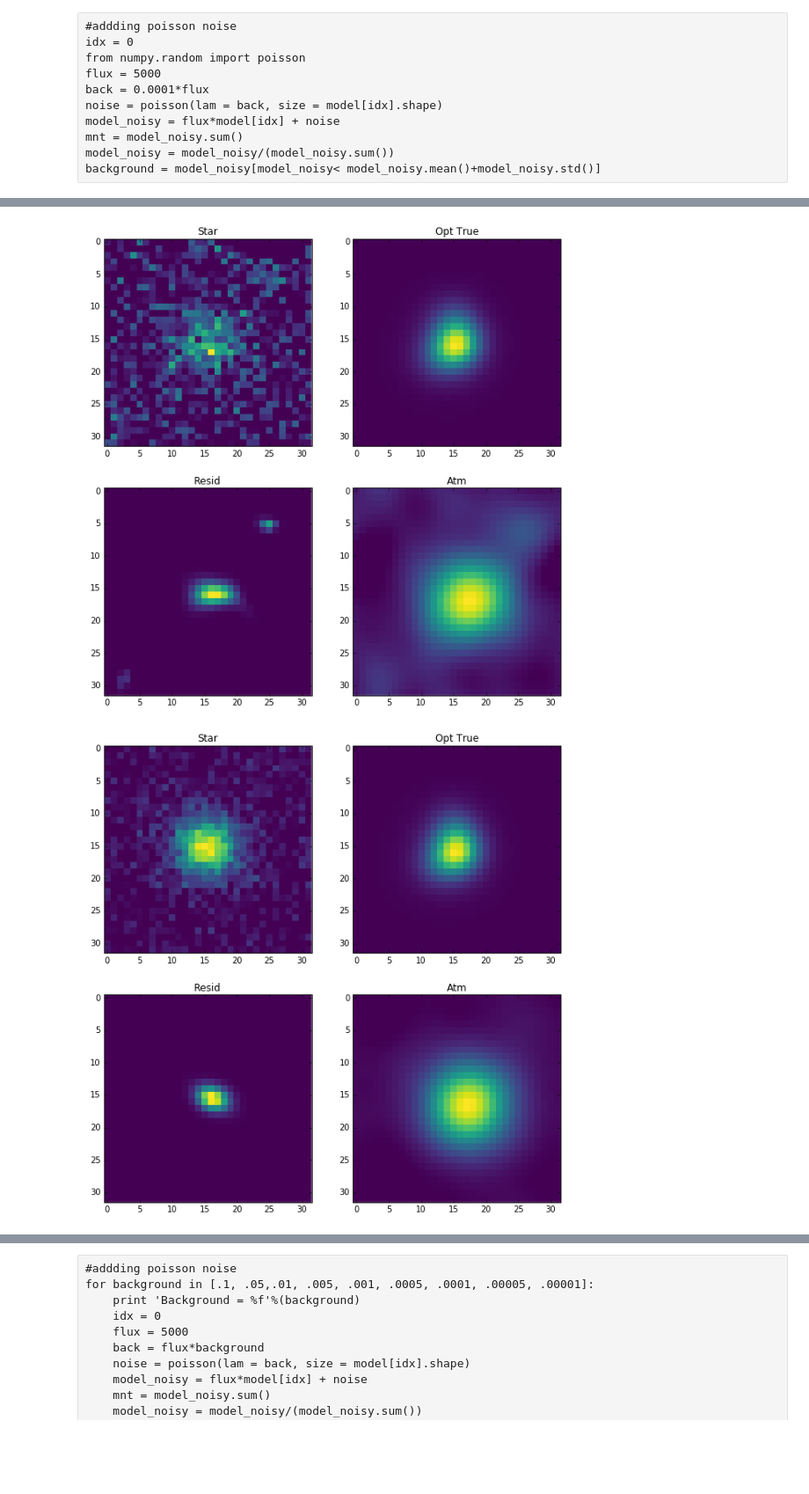
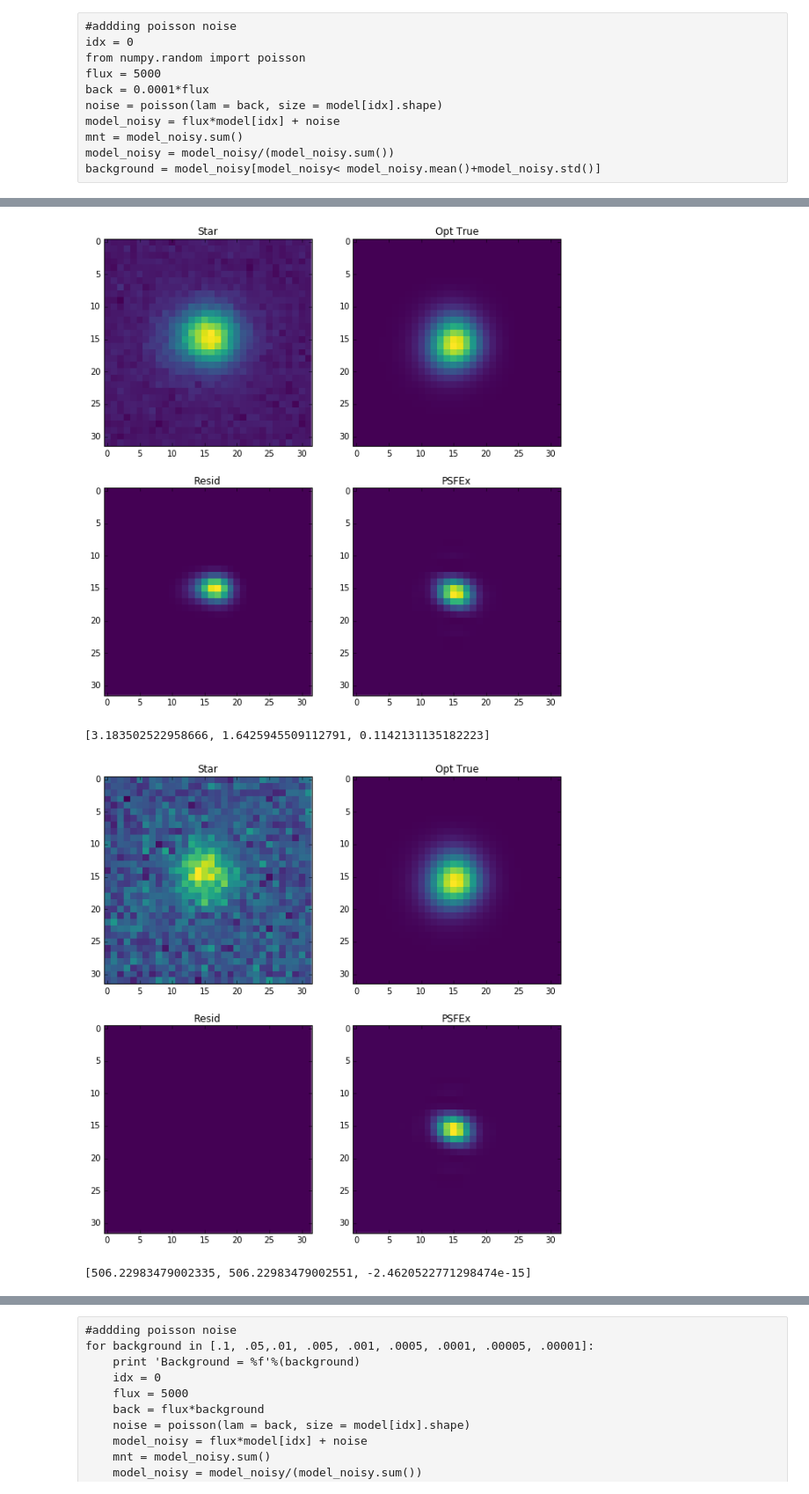
Before and after one commit to aaronroodman/DeconvolvePSF, a Jupyter notebook: Deconvolve Test.ipynb, the cells around one changed output, grey strips where cells are left out. Shown at 88% size. Saved outputs shown, nothing was run; the diff lists cells and outputs as text; code cells hidden in the pictures; blank space fills up the shorter version.

```diff
--- a/Deconvolve Test.ipynb
+++ b/Deconvolve Test.ipynb
@@ -73,3 +73,11 @@ stars = np.load(deconvdata_loc)
 stars[stars < -1000] = 0
 
 df = pd.read_hdf(deconvdf_loc, deconvdf_key)
+# %%
+MASK_VAL = -9999
+good_stars = []
+for idx, resid in enumerate(starminusopt):
+    if not np.any(resid == MASK_VAL):
+        good_stars.append(idx)
+good_stars = np.array(good_stars)
+print(good_stars.shape, starminusopt.shape)
@@ -337,7 +366,7 @@ def plot_deconv(idx, alg = 'mine'):
     #model_noisy = model_noisy/mnt
     #background = model_noisy[model_noisy< model_noisy.mean()+model_noisy.std()]
     star = stars[idx]
-    background = star[star< star.mean()+2*star.std()]
+    background = star[star< star.mean()+star.std()]
 
     if alg == 'mine':
         resid = deconvolve(optpsf[idx]/optpsf[idx].sum(), stars[idx],psi_0=None,mask=None,mu0=background.mean(),convergence=1e-2,chi2Level=0.,niterations=50, extra= False)
@@ -356,7 +385,7 @@ def plot_deconv(idx, alg = 'mine'):
 
     evaluator = Moment_Evaluator()
 
-    resid_moments = evaluator(resid)
+    resid_moments = evaluator(starminusopt[idx])
     true_moments = evaluator(optpsf[idx])
 
     e0_diff = resid_moments['Mxx'][0] - true_moments['Mxx'][0] + resid_moments['Myy'][0] - true_moments['Myy'][0]
@@ -365,19 +394,18 @@ def plot_deconv(idx, alg = 'mine'):
     #print 'Reconv minus True: Mxx Myy Mxy'
     #print Mxx_diff, Myy_diff, Mxy_diff
 
-    if idx%25 == 0:
+    if idx%1 == 0:
         fig = plt.figure(figsize = (10,10))
 
-        vmin = 0
+        vmin = None
         vmax = None# np.max([model_noisy.max(), optpsf[idx].max(), atmpsf[idx].max(), resid.max()])
-
 
         plt.subplot(221)
         plt.title('Star')
         plt.imshow(stars[idx], interpolation = 'None', vmin = vmin, vmax = vmax)
         plt.subplot(224)
-        plt.title('Atm')
-        plt.imshow(starminusopt[idx, 15:47, 15:47], interpolation = 'None', vmin = vmin, vmax = vmax)
+        plt.title('PSFEx')
+        plt.imshow(atmpsf[idx], interpolation = 'None', vmin = vmin, vmax = vmax)
         plt.subplot(223)
         plt.title('Resid')
         plt.imshow(resid, interpolation = 'None', vmin = vmin, vmax = vmax)
@@ -387,14 +415,16 @@ def plot_deconv(idx, alg = 'mine'):
 
         plt.show()
 
+        print [resid_moments[x][0] for x in ('Mxx', 'Myy', 'Mxy')]
+
 
     return e0_diff, e1_diff, e2_diff
 # %%
 #6 8 100 bad
 #200 good
-l = 500#stars.shape[0]
+l = 1000#stars.shape[0]
 ellip_diffs = np.zeros((l, 3) )
-for idx in xrange(l):
+for idx in xrange(4500, 5500):
     diffs = plot_deconv(idx, alg = 'mine')
-    ellip_diffs[idx, :] = diffs
+    ellip_diffs[idx-4500, :] = diffs
 # %% [output]
@@ -402,2 +433,4 @@ for idx in xrange(l):
-[figure, old version]
+[figure, new version]
+[3.183502522958666, 1.6425945509112791, 0.1142131135182223]
-[figure, old version]
+[figure, new version]
+[506.22983479002335, 506.22983479002551, -2.4620522771298474e-15]
```
Also changed, not shown: parts of 9 cells of this notebook, 3 other files.
